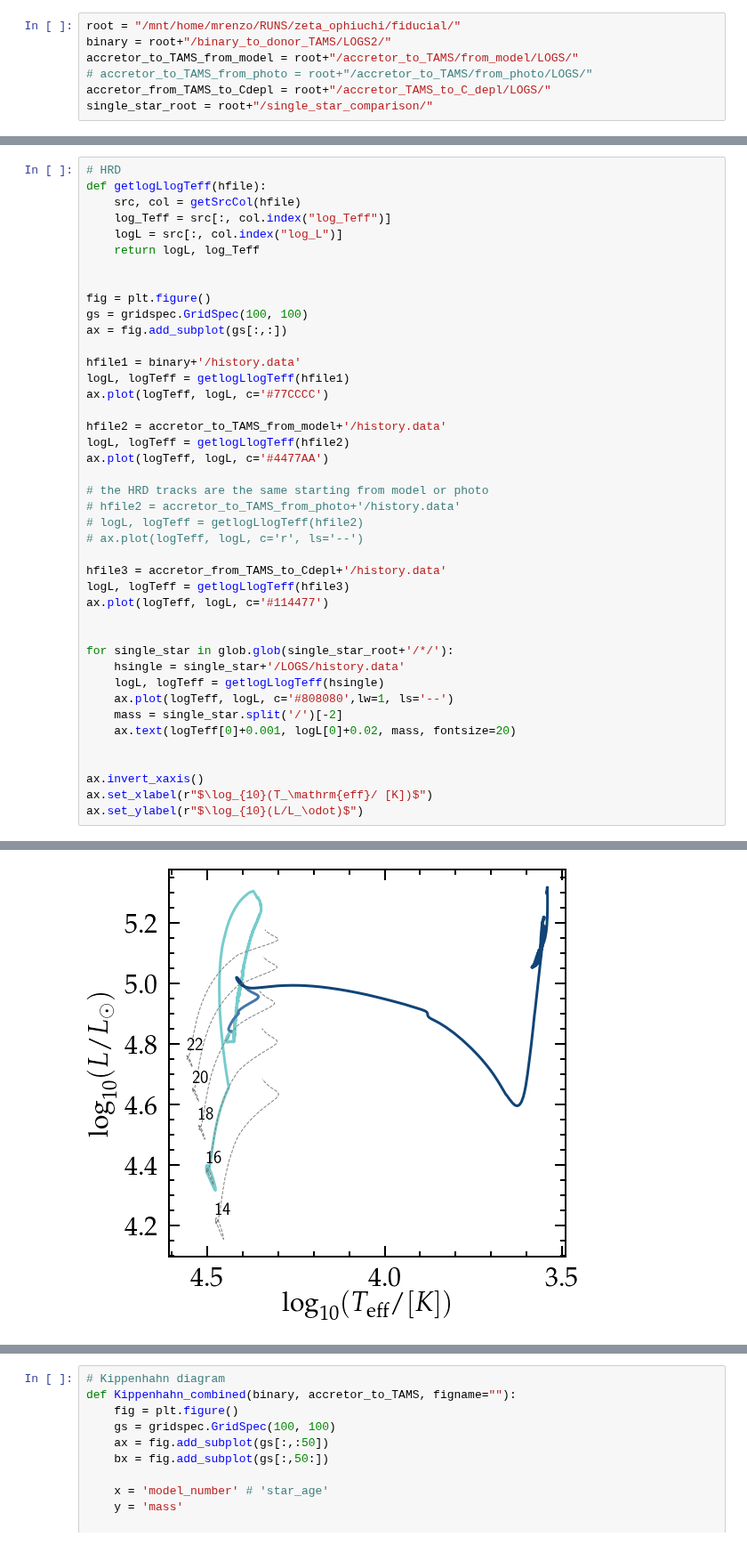
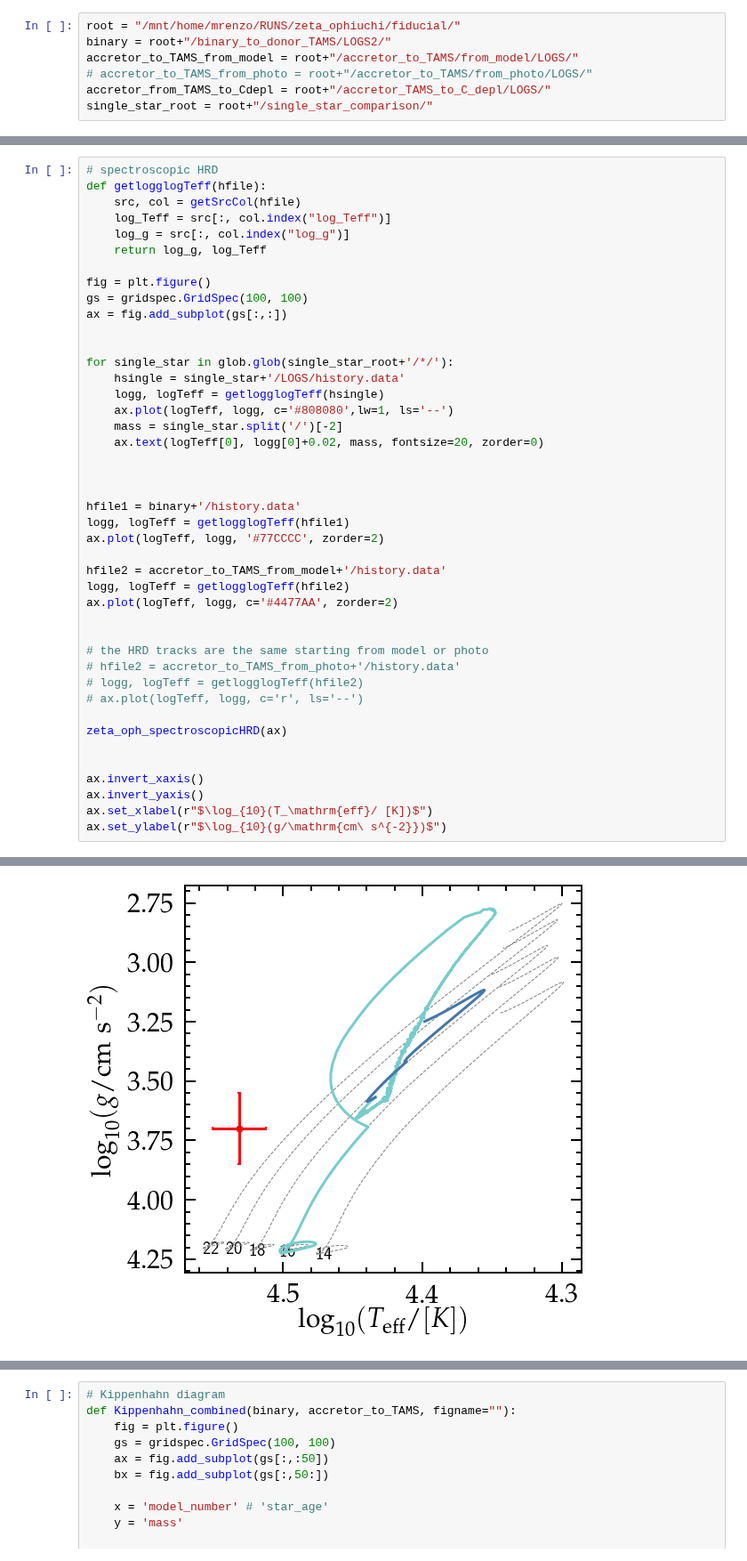
Before and after one commit to mathren/zeta_oph, a Jupyter notebook: notebooks/zeta_ophiuchi_models.ipynb, the cells around one changed output, grey strips where cells are left out. Shown at 89% size. Cells and saved outputs as stored; diff of their text form.

Commit message:
more plots

```diff
--- a/notebooks/zeta_ophiuchi_models.ipynb
+++ b/notebooks/zeta_ophiuchi_models.ipynb
@@ -55,43 +185,44 @@ single_star_root = root+"/single_star_comparison/"
 # %%
-# HRD
-def getlogLlogTeff(hfile):
+# spectroscopic HRD
+def getlogglogTeff(hfile):
     src, col = getSrcCol(hfile)
     log_Teff = src[:, col.index("log_Teff")]
-    logL = src[:, col.index("log_L")]
-    return logL, log_Teff
-
+    log_g = src[:, col.index("log_g")]
+    return log_g, log_Teff
 
 fig = plt.figure()
 gs = gridspec.GridSpec(100, 100)
 ax = fig.add_subplot(gs[:,:])
 
+
+for single_star in glob.glob(single_star_root+'/*/'):
+    hsingle = single_star+'/LOGS/history.data'
+    logg, logTeff = getlogglogTeff(hsingle)
+    ax.plot(logTeff, logg, c='#808080',lw=1, ls='--')
+    mass = single_star.split('/')[-2]
+    ax.text(logTeff[0], logg[0]+0.02, mass, fontsize=20, zorder=0)
+
+
+
 hfile1 = binary+'/history.data'
-logL, logTeff = getlogLlogTeff(hfile1)
-ax.plot(logTeff, logL, c='#77CCCC')
+logg, logTeff = getlogglogTeff(hfile1)
+ax.plot(logTeff, logg, '#77CCCC', zorder=2)
 
 hfile2 = accretor_to_TAMS_from_model+'/history.data'
-logL, logTeff = getlogLlogTeff(hfile2)
-ax.plot(logTeff, logL, c='#4477AA')
+logg, logTeff = getlogglogTeff(hfile2)
+ax.plot(logTeff, logg, c='#4477AA', zorder=2)
+
 
 # the HRD tracks are the same starting from model or photo
 # hfile2 = accretor_to_TAMS_from_photo+'/history.data'
-# logL, logTeff = getlogLlogTeff(hfile2)
-# ax.plot(logTeff, logL, c='r', ls='--')
+# logg, logTeff = getlogglogTeff(hfile2)
+# ax.plot(logTeff, logg, c='r', ls='--')
 
-hfile3 = accretor_from_TAMS_to_Cdepl+'/history.data'
-logL, logTeff = getlogLlogTeff(hfile3)
-ax.plot(logTeff, logL, c='#114477')
-
-
-for single_star in glob.glob(single_star_root+'/*/'):
-    hsingle = single_star+'/LOGS/history.data'
-    logL, logTeff = getlogLlogTeff(hsingle)
-    ax.plot(logTeff, logL, c='#808080',lw=1, ls='--')
-    mass = single_star.split('/')[-2]
-    ax.text(logTeff[0]+0.001, logL[0]+0.02, mass, fontsize=20)
+zeta_oph_spectroscopicHRD(ax)
 
 
 ax.invert_xaxis()
+ax.invert_yaxis()
 ax.set_xlabel(r"$\log_{10}(T_\mathrm{eff}/ [K])$")
-ax.set_ylabel(r"$\log_{10}(L/L_\odot)$")
+ax.set_ylabel(r"$\log_{10}(g/\mathrm{cm\ s^{-2}})$")
 # %% [output]
@@ -106 +230 @@ Text(0, 0.5, '$\\log_{10}(L/L_\\odot)$')
-[figure, old version]
+[figure, new version]
```
Also changed, not shown: parts of 8 cells of this notebook, 1 other file.
